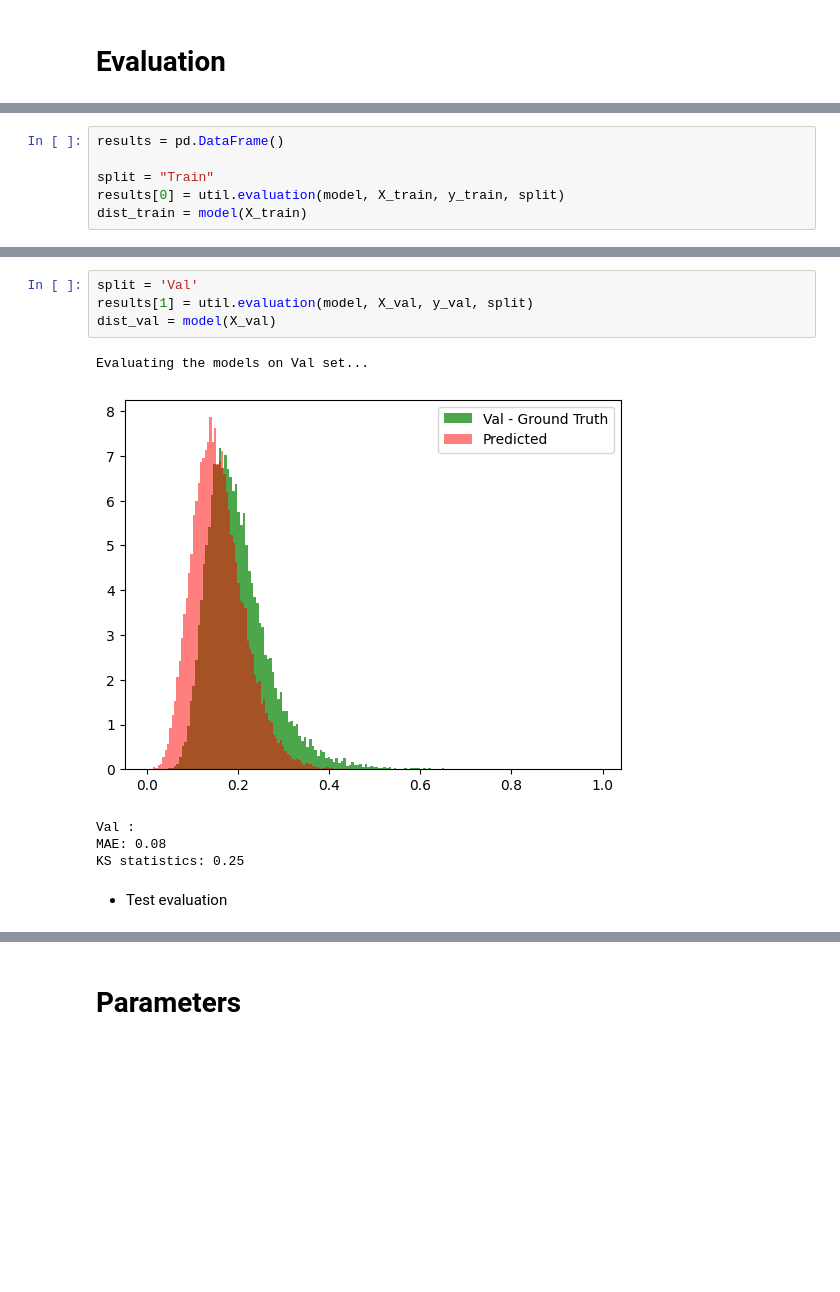
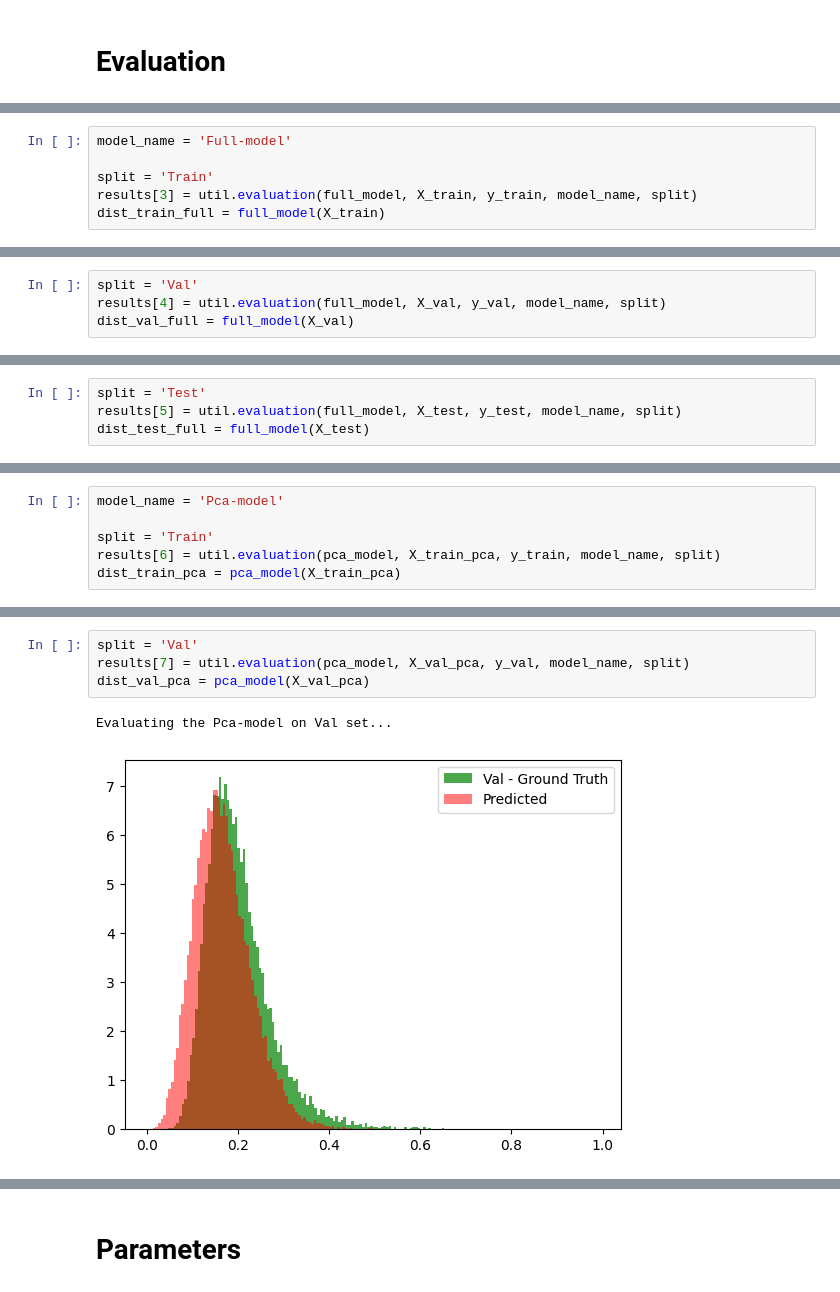
Before and after one commit to oshodiS/Rainfall-BetaEstimation, a Jupyter notebook: Rainfall BETA.ipynb, the cells around one changed output, grey strips where cells are left out. Cells and saved outputs as stored; diff of their text form; blank space fills up the shorter version.

```diff
--- a/Rainfall BETA.ipynb
+++ b/Rainfall BETA.ipynb
@@ -495,7 +654,7 @@ Final loss: -1.4962 (training), -0.9223 (validation)
 # %%
-results = pd.DataFrame()
+model_name = 'Full-model'
 
-split = "Train"
-results[0] = util.evaluation(model, X_train, y_train, split)
-dist_train = model(X_train)
+split = 'Train'
+results[3] = util.evaluation(full_model, X_train, y_train, model_name, split)
+dist_train_full = full_model(X_train)
 # %% [output]
@@ -506,0 +663,4 @@ KS statistics: 0.04
+# %%
+split = 'Val'
+results[4] = util.evaluation(full_model, X_val, y_val, model_name, split)
+dist_val_full = full_model(X_val)
@@ -506,0 +670,4 @@ KS statistics: 0.04
+# %%
+split = 'Test'
+results[5] = util.evaluation(full_model, X_test, y_test, model_name, split)
+dist_test_full = full_model(X_test)
@@ -508,0 +679,6 @@ KS statistics: 0.04
+# %%
+model_name = 'Pca-model'
+
+split = 'Train'
+results[6] = util.evaluation(pca_model, X_train_pca, y_train, model_name, split)
+dist_train_pca = pca_model(X_train_pca)
@@ -509,14 +688,9 @@ KS statistics: 0.04
 # %%
 split = 'Val'
-results[1] = util.evaluation(model, X_val, y_val, split)
-dist_val = model(X_val)
+results[7] = util.evaluation(pca_model, X_val_pca, y_val, model_name, split)
+dist_val_pca = pca_model(X_val_pca)
 # %% [output]
-Evaluating the models on Val set...
+Evaluating the Pca-model on Val set...
-[figure, old version]
+[figure, new version]
-Val :
-MAE: 0.08
-KS statistics: 0.25
-# %% [markdown]
-* Test evaluation
 # %%
 split = 'Test'
```
Also changed, not shown: parts of 50 cells of this notebook, 4 other files.
